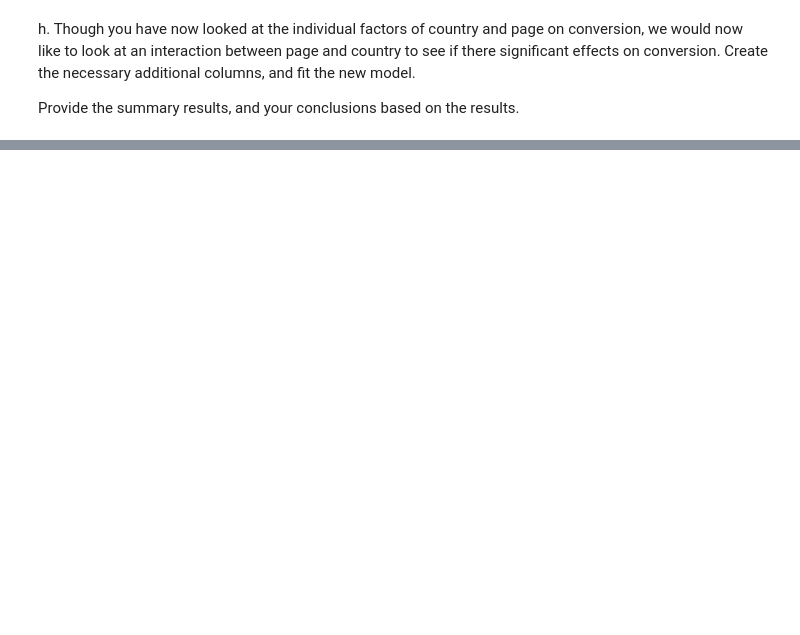
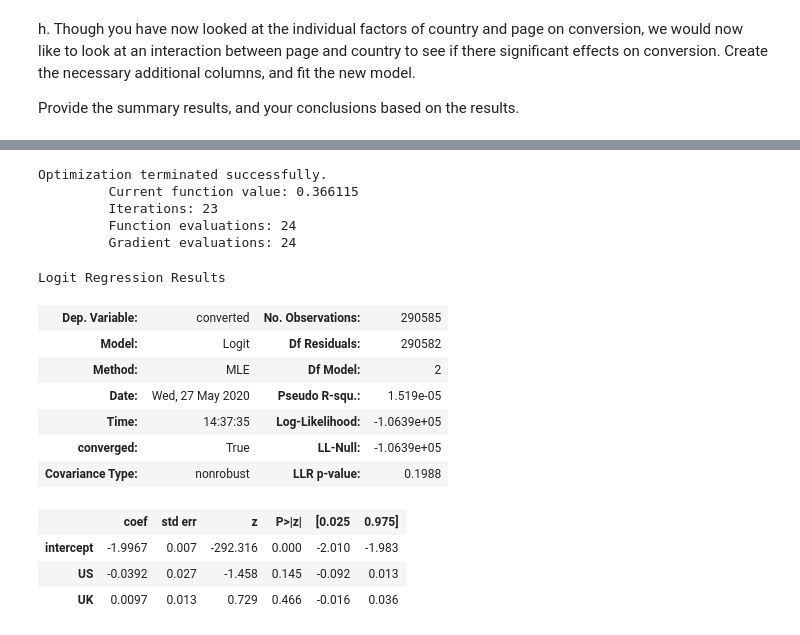
Before and after one commit to jessicarose00/Udacity_Nanodegree, a Jupyter notebook: analyze_ab_test_results/analyze_ab_test_results.ipynb, the cells around one changed output, grey strips where cells are left out. Saved outputs shown, nothing was run; the diff lists cells and outputs as text; code cells hidden in the pictures; blank space fills up the shorter version.

```diff
--- a/analyze_ab_test_results/analyze_ab_test_results.ipynb
+++ b/analyze_ab_test_results/analyze_ab_test_results.ipynb
@@ -395 +384,27 @@ df_new.head()
+# %%
+### Instantiate and fit the model with only the countries
+logit_mod_cntry = sm.Logit(df_new['converted'], df_new[['intercept',
+                                                        'US',
+                                                        'UK']])
+
+results = logit_mod_cntry.fit(method='bfgs')
+results.summary()
+# %% [output]
+Optimization terminated successfully.
+         Current function value: 0.366115
+         Iterations: 23
+         Function evaluations: 24
+         Gradient evaluations: 24
+Logit Regression Results
+| Dep. Variable: | converted | No. Observations: | 290585 |
+| Model: | Logit | Df Residuals: | 290582 |
+| Method: | MLE | Df Model: | 2 |
+| Date: | Wed, 27 May 2020 | Pseudo R-squ.: | 1.519e-05 |
+| Time: | 14:37:35 | Log-Likelihood: | -1.0639e+05 |
+| converged: | True | LL-Null: | -1.0639e+05 |
+| Covariance Type: | nonrobust | LLR p-value: | 0.1988 |
+|  | coef | std err | z | P>|z| | [0.025 | 0.975] |
+| intercept | -1.9967 | 0.007 | -292.316 | 0.000 | -2.010 | -1.983 |
+| US | -0.0392 | 0.027 | -1.458 | 0.145 | -0.092 | 0.013 |
+| UK | 0.0097 | 0.013 | 0.729 | 0.466 | -0.016 | 0.036 |
 # %%
```
Also changed, not shown: parts of 17 cells of this notebook.
